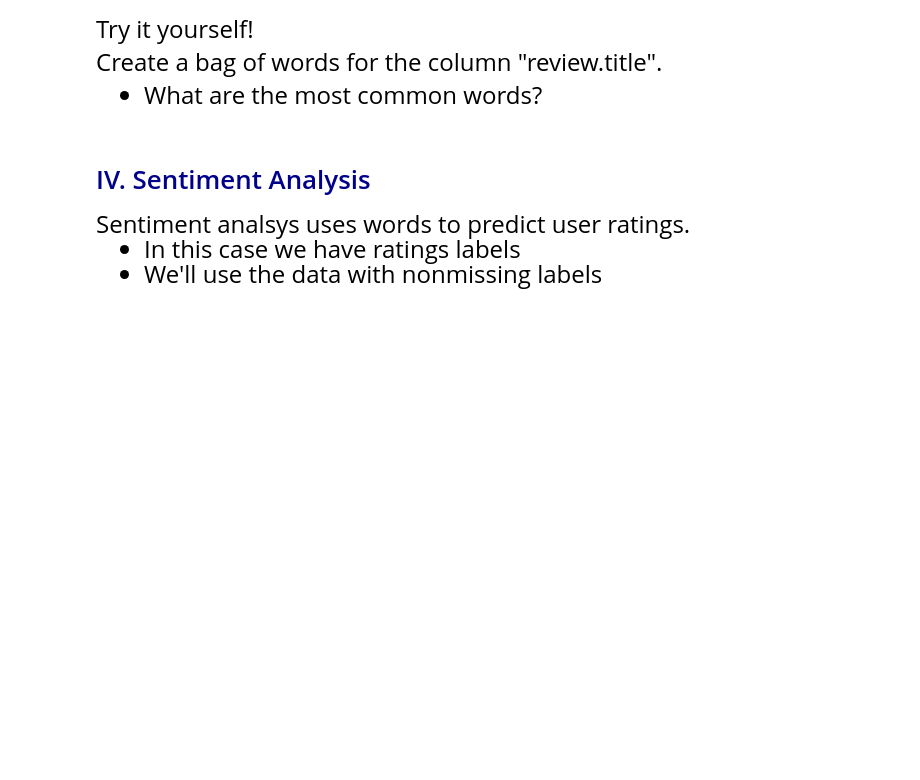
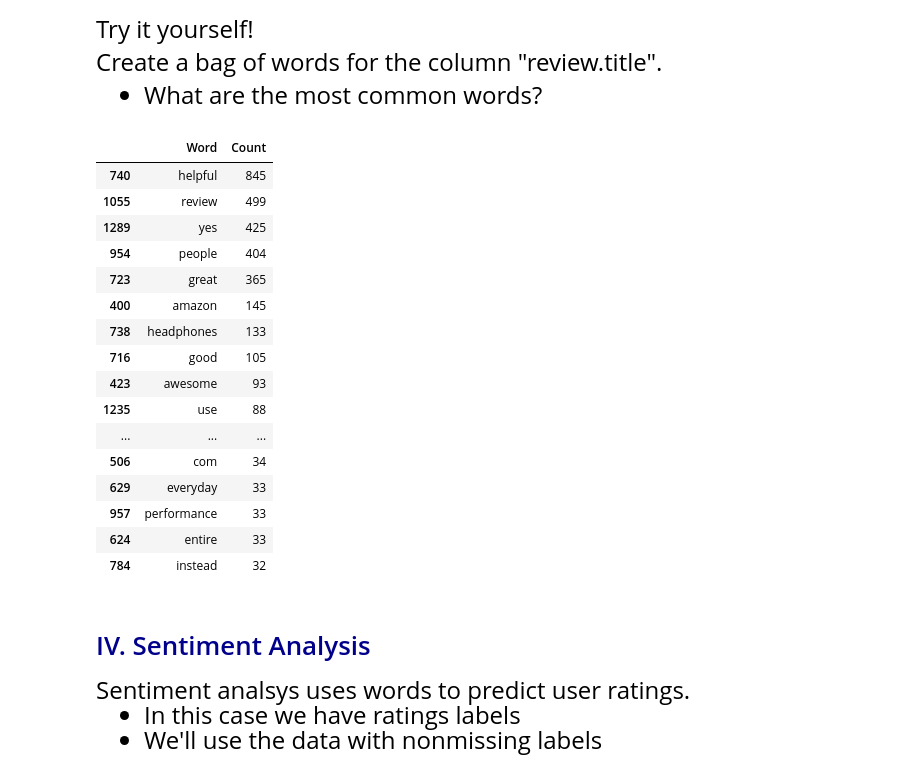
Before and after one commit to pmajumd/datasci530fall2026, a Jupyter notebook: Lecture 19/Lecture 19 - Text Analysis.ipynb, the cells around one changed output. Cells and saved outputs as stored; diff of their text form; code cells hidden in the pictures; blank space fills up the shorter version.

```diff
--- a/Lecture 19/Lecture 19 - Text Analysis.ipynb
+++ b/Lecture 19/Lecture 19 - Text Analysis.ipynb
@@ -212,3 +228,53 @@ Create a bag of words for the column "review.title".
+# %%
+# Write your own code
+
+
+# Select review titles and remove missing values
+title_col = "review.title" if "review.title" in data.columns else "reviews.title"
+
+titles = data[title_col].dropna().astype(str)
+
+# Create the Bag of Words model
+title_vectorizer = CountVectorizer(
+    min_df=1,
+    stop_words="english"
+)
+
+# Transform review titles into word counts
+X_titles = title_vectorizer.fit_transform(titles)
+
+# Count how often each word appears
+word_counts = np.asarray(X_titles.sum(axis=0)).ravel()
+
+# Create a table of word frequencies
+title_word_counts = pd.DataFrame({
+    "Word": title_vectorizer.get_feature_names_out(),
+    "Count": word_counts
+})
+
+# Display the 10 most common words
+title_word_counts.sort_values(
+    by="Count",
+    ascending=False
+).head(50)
+# %% [output]
+|  | Word | Count |
+| 740 | helpful | 845 |
+| 1055 | review | 499 |
+| 1289 | yes | 425 |
+| 954 | people | 404 |
+| 723 | great | 365 |
+| 400 | amazon | 145 |
+| 738 | headphones | 133 |
+| 716 | good | 105 |
+| 423 | awesome | 93 |
+| 1235 | use | 88 |
+| ... | ... | ... |
+| 506 | com | 34 |
+| 629 | everyday | 33 |
+| 957 | performance | 33 |
+| 624 | entire | 33 |
+| 784 | instead | 32 |
 # %% [markdown]
 # <span style="color:darkblue"> IV. Sentiment Analysis </span>
 
```
Also changed, not shown: parts of 14 cells of this notebook.
